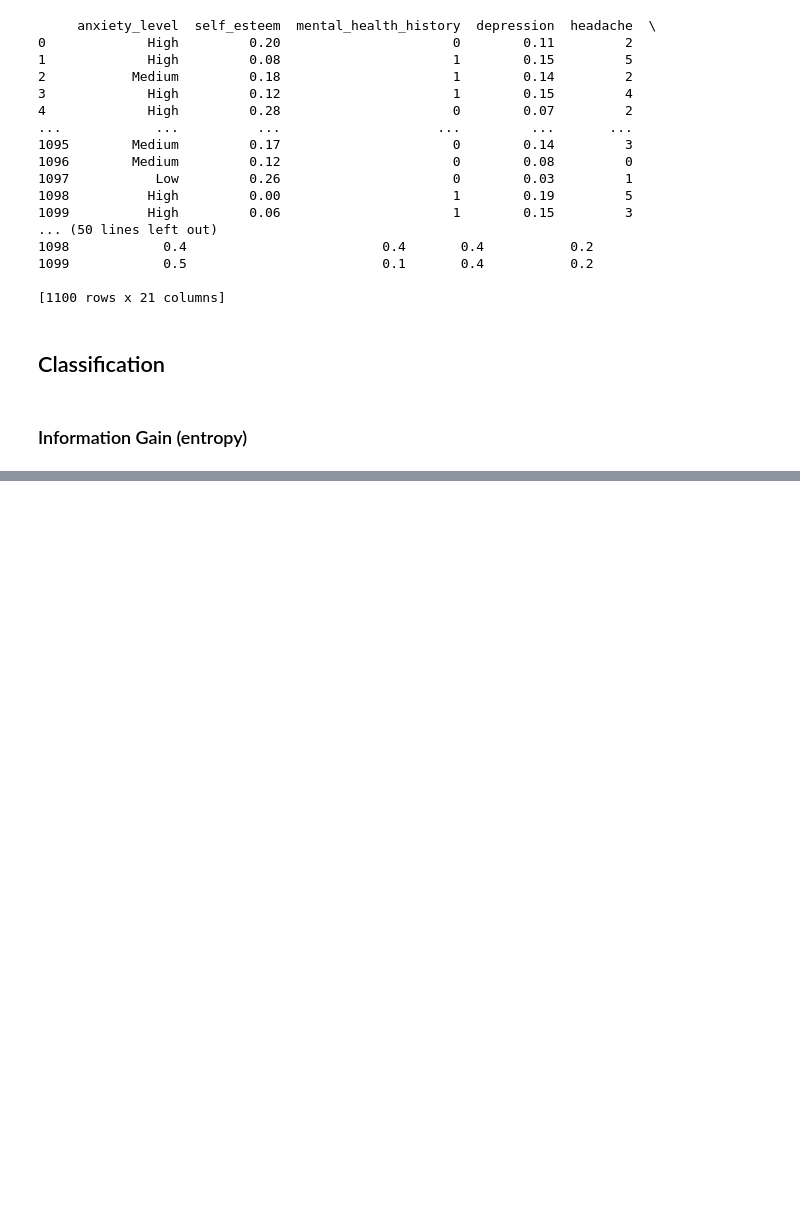
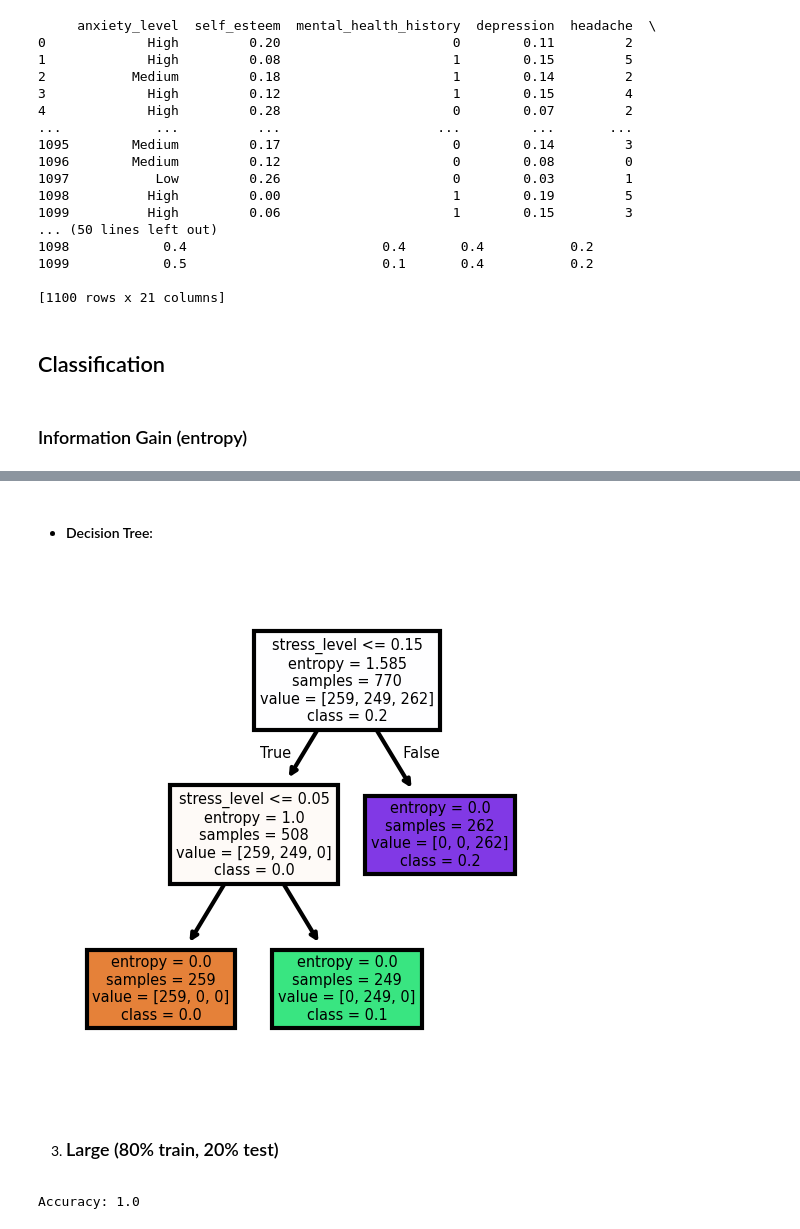
Before and after one commit to Jana18kh/Project, a Jupyter notebook: Project.ipynb, the cells around one changed output, grey strips where cells are left out. Cells and saved outputs as stored; diff of their text form; code cells hidden in the pictures; blank space fills up the shorter version.

```diff
--- a/Project.ipynb
+++ b/Project.ipynb
@@ -577,0 +667,66 @@ plt.show()
+# %% [markdown]
+- #### Decision Tree:
+# %%
+# Convert all feature columns to numeric types if applicable
+for col in fn2:
+    df[col] = pd.to_numeric(df[col], errors='coerce')
+
+# Re-encode the target variable as strings for compatibility with plot_tree
+le2 = LabelEncoder()
+y2 = le2.fit_transform(df['stress_level'])
+class_names2 = [str(class_label) for class_label in le2.classes_]
+
+# Split dataset into features and target variable
+X2 = df[fn2] # Features
+y2 = le2.fit_transform(df['stress_level'])  # Target encoded as numbers for fitting
+
+# Split data into training and test sets
+X_train2, X_test2, y_train2, y_test2 = train_test_split(X2, y2, test_size=0.3, random_state=1)
+
+# Train Decision Tree Classifier
+clf2 = DecisionTreeClassifier(criterion="entropy")
+clf2.fit(X_train2, y_train2)
+
+# Set up the plot
+fig, axes = plt.subplots(nrows=1, ncols=1, figsize=(2, 2), dpi=300)
+
+# Plot the decision tree
+tree.plot_tree(
+    clf2,
+    feature_names=fn2,       # Ensure feature names are strings
+    class_names=class_names2,  # Use encoded class names as strings
+    filled=True
+)
+
+# Display the plot
+plt.show()
+# %% [output]
+[figure, added]
+# %% [markdown]
+3. ### Large (80% train, 20% test)
+# %%
+# Feature Selection
+fn3 = df.keys().tolist()[1:]
+X3 = df[fn3]
+y3 = df['stress_level']
+
+# Encode target variable to numerical values
+le3 = LabelEncoder()
+y_encoded3 = le3.fit_transform(y)
+
+# Splitting Data into 80% training and 20% testing subsets
+X_train3, X_test3, y_train3, y_test3 = train_test_split(X3, y_encoded3, test_size=0.2, random_state=1)
+
+# Bulding decision tree model
+clf3 = DecisionTreeClassifier(criterion='entropy')
+
+# Train Decision Tree Classifier
+clf3 = clf3.fit(X_train3, y_train3)
+
+# Predict the response for test dataset
+y_pred3 = clf3.predict(X_test3)
+
+# Evaluating the model
+print("Accuracy:", metrics.accuracy_score(y_test3, y_pred3))
+# %% [output]
+Accuracy: 1.0
```
Also changed, not shown: parts of 33 cells of this notebook, 1 other file.
